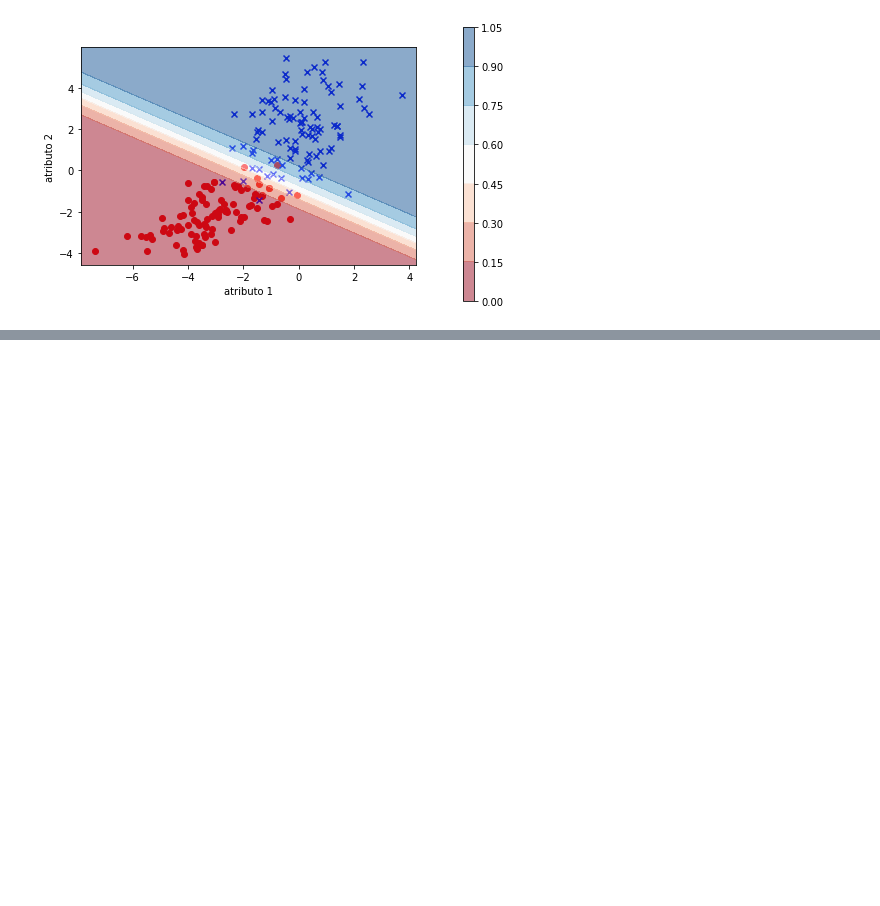
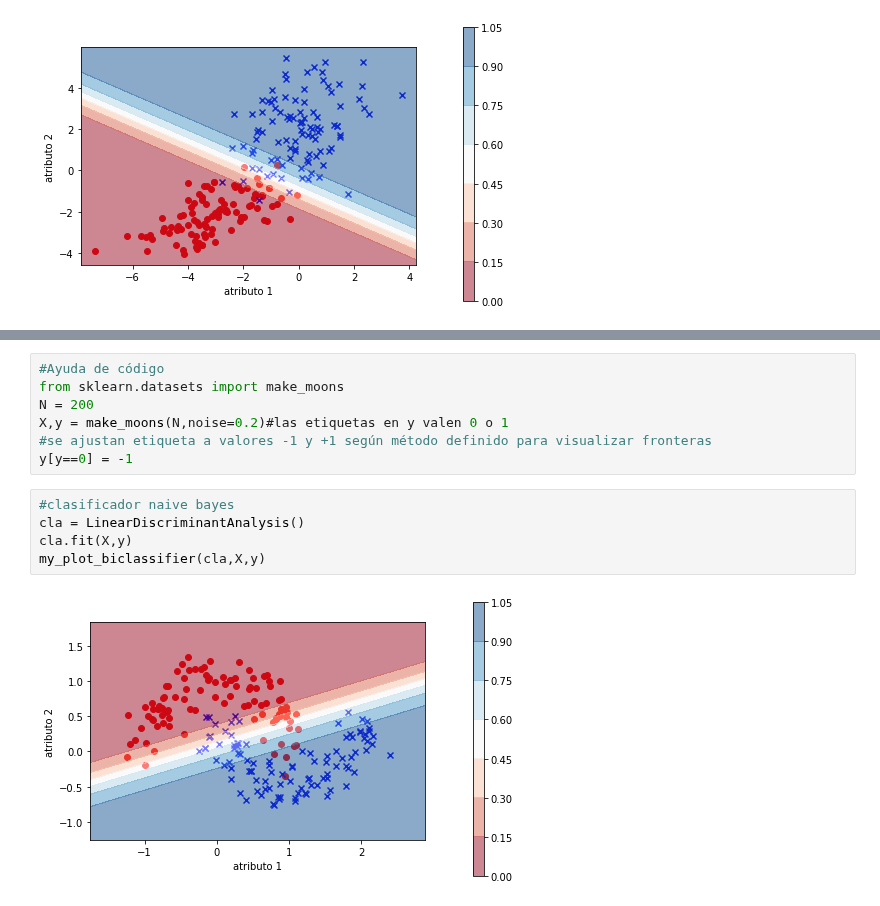
Before and after one commit to amalvarezme/AnaliticaDatos, a Jupyter notebook: 3_Clasificacion/3_ConceptosClasificadorBayes.ipynb, the cells around one changed output, grey strips where cells are left out. Saved outputs shown, nothing was run; the diff lists cells and outputs as text; blank space fills up the shorter version.

```diff
--- a/3_Clasificacion/3_ConceptosClasificadorBayes.ipynb
+++ b/3_Clasificacion/3_ConceptosClasificadorBayes.ipynb
@@ -379,0 +288,14 @@ pb.shape
+# %%
+#Ayuda de código
+from sklearn.datasets import make_moons
+N = 200
+X,y = make_moons(N,noise=0.2)#las etiquetas en y valen 0 o 1
+#se ajustan etiqueta a valores -1 y +1 según método definido para visualizar fronteras
+y[y==0] = -1
+# %%
+#clasificador naive bayes
+cla = LinearDiscriminantAnalysis()
+cla.fit(X,y)
+my_plot_biclassifier(cla,X,y)
+# %% [output]
+[figure, added]
```
Also changed, not shown: parts of 17 cells of this notebook.
